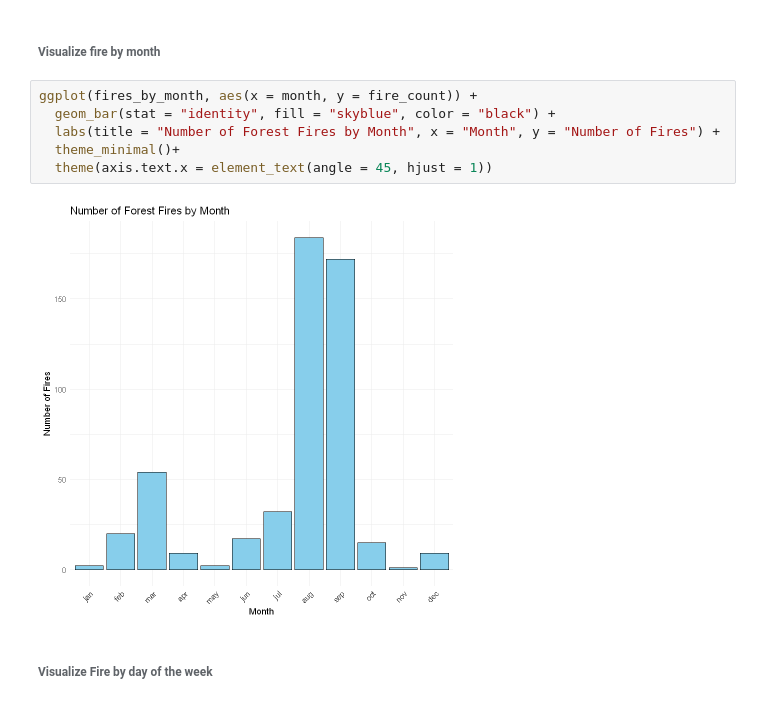
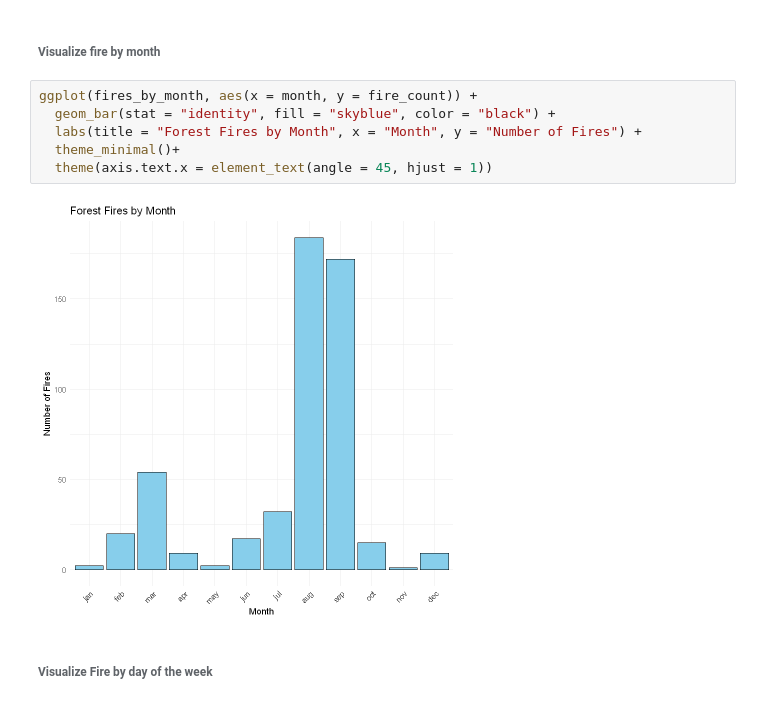
Before and after one commit to hunterlecour/forest_fire_project, a Jupyter notebook: Forest_Fire_Project.ipynb, the cells around one changed output. Saved outputs shown, nothing was run; the diff lists cells and outputs as text.

```diff
--- a/Forest_Fire_Project.ipynb
+++ b/Forest_Fire_Project.ipynb
@@ -112,11 +112,11 @@ fires_by_day <- forestfires %>%
 # %%
 ggplot(fires_by_month, aes(x = month, y = fire_count)) +
   geom_bar(stat = "identity", fill = "skyblue", color = "black") +
-  labs(title = "Number of Forest Fires by Month", x = "Month", y = "Number of Fires") +
+  labs(title = "Forest Fires by Month", x = "Month", y = "Number of Fires") +
   theme_minimal()+
   theme(axis.text.x = element_text(angle = 45, hjust = 1))
 # %% [output]
-[figure, old version]
+[figure, new version]
 # %% [markdown]
 ###### Visualize Fire by day of the week
 # %%
```
Also changed, not shown: 1 other file.
